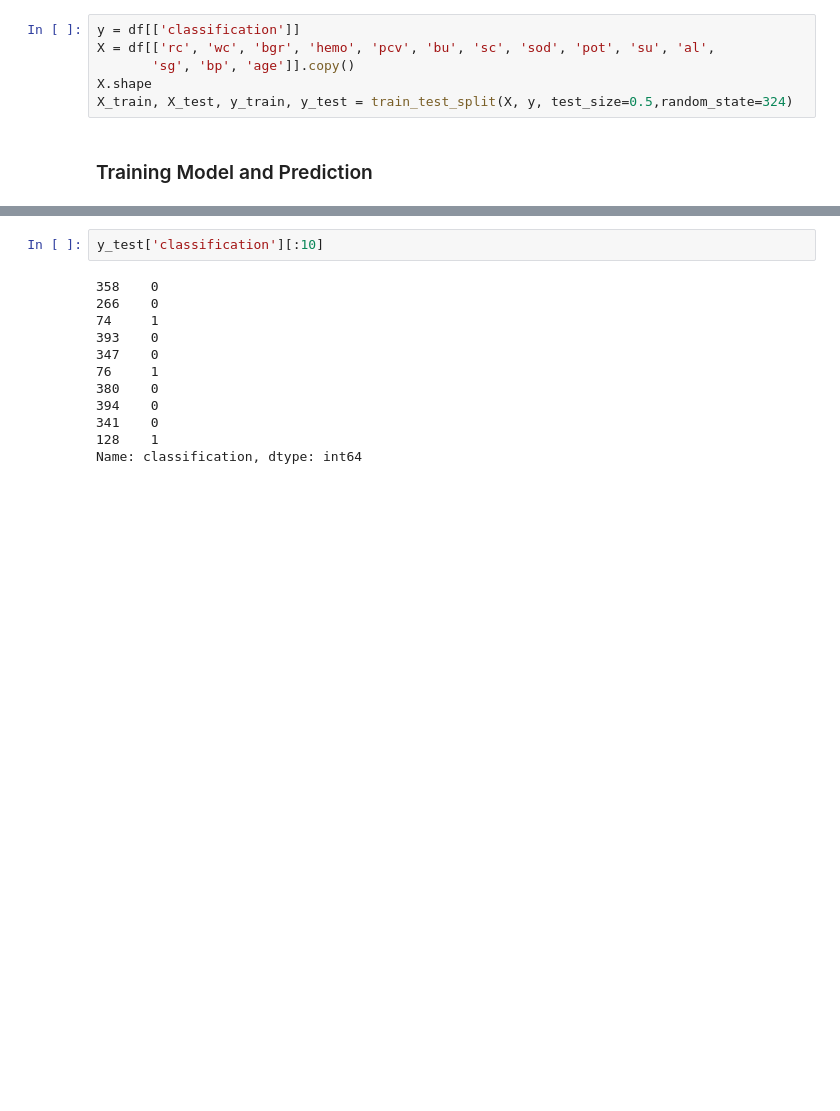
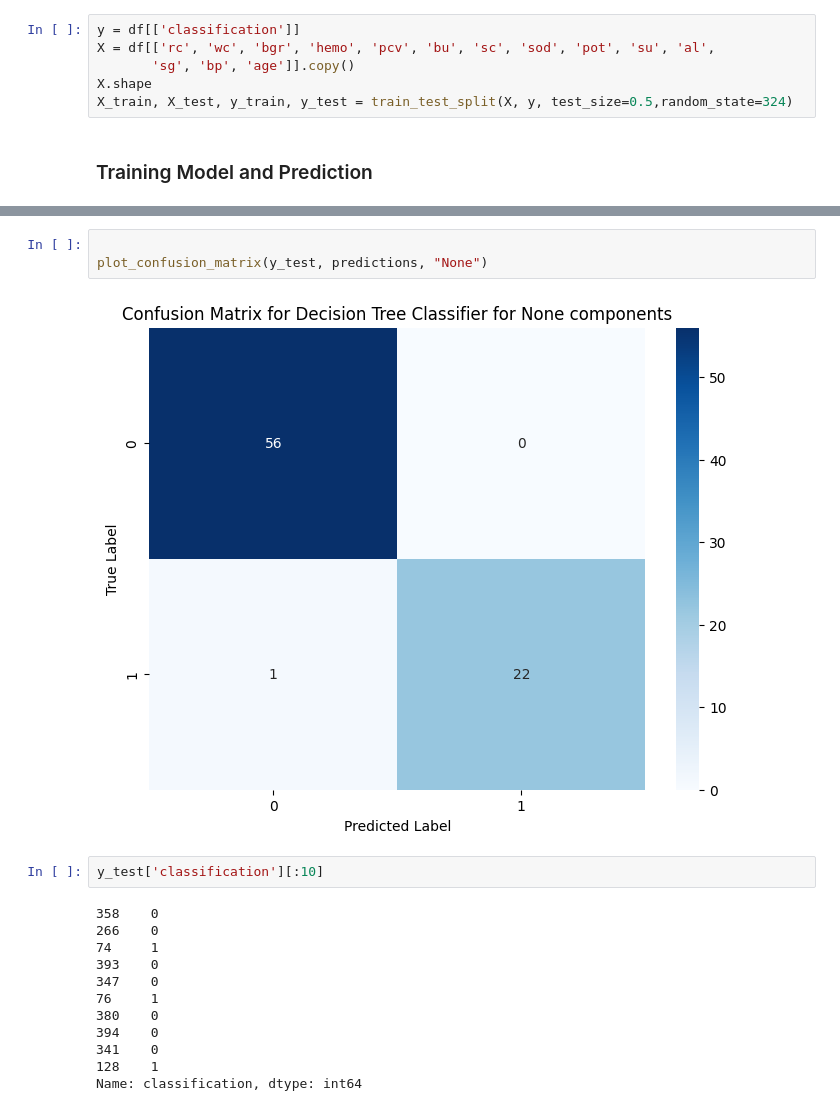
Before and after one commit to esanolad/kidney_disease_classification, a Jupyter notebook: classify.ipynb, the cells around one changed output, grey strips where cells are left out. Drawn from its saved outputs; the diff is of its cells as text; blank space fills up the shorter version.

```diff
--- a/classify.ipynb
+++ b/classify.ipynb
@@ -319,3 +332,8 @@ array([0, 0, 1, 0, 0, 1, 0, 0, 0, 1])
+# %%
+
+plot_confusion_matrix(y_test, predictions, "None")
+# %% [output]
+[figure, added]
 # %%
 y_test['classification'][:10]
 # %% [output]
```
Also changed, not shown: parts of 9 cells of this notebook.
